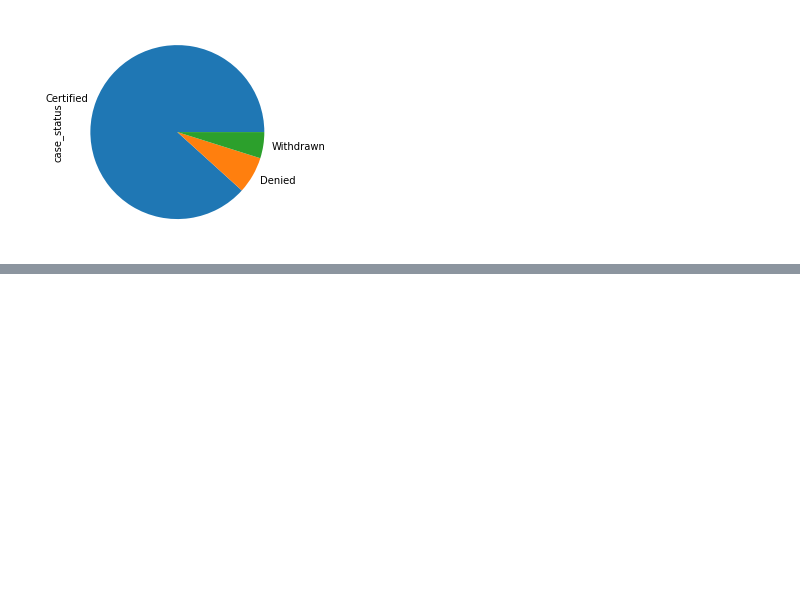
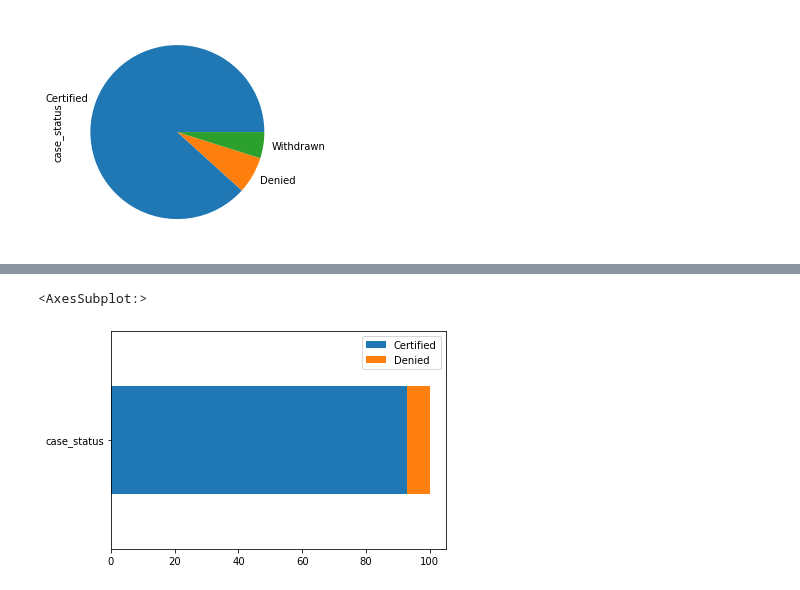
Before and after one commit to andy8001/python_visa, a Jupyter notebook: analysis/factorsInfluencingTheAcceptanceOfApplications.ipynb, the cells around one changed output, grey strips where cells are left out. Cells and saved outputs as stored; diff of their text form; code cells hidden in the pictures; blank space fills up the shorter version.

```diff
--- a/analysis/factorsInfluencingTheAcceptanceOfApplications.ipynb
+++ b/analysis/factorsInfluencingTheAcceptanceOfApplications.ipynb
@@ -55,0 +63,9 @@ visas_df["case_status"].value_counts().plot(kind='pie')
+# %%
+
+
+d = visas_df["case_status"].value_counts(normalize=True).mul(100)
+
+d.to_frame().T.plot.barh(stacked=True)
+# %% [output]
+<AxesSubplot:>
+[figure, added]
```
Also changed, not shown: parts of 14 cells of this notebook.
